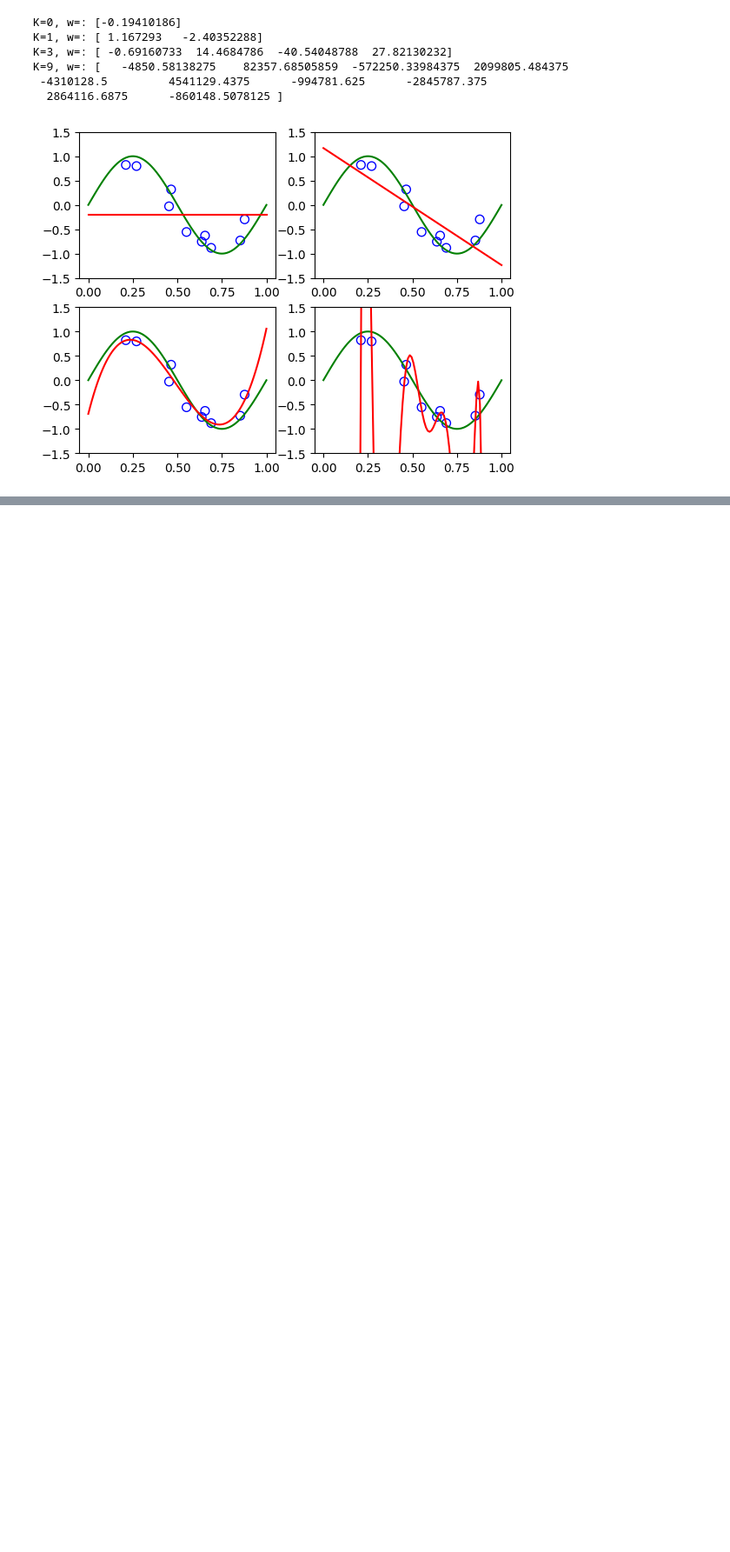
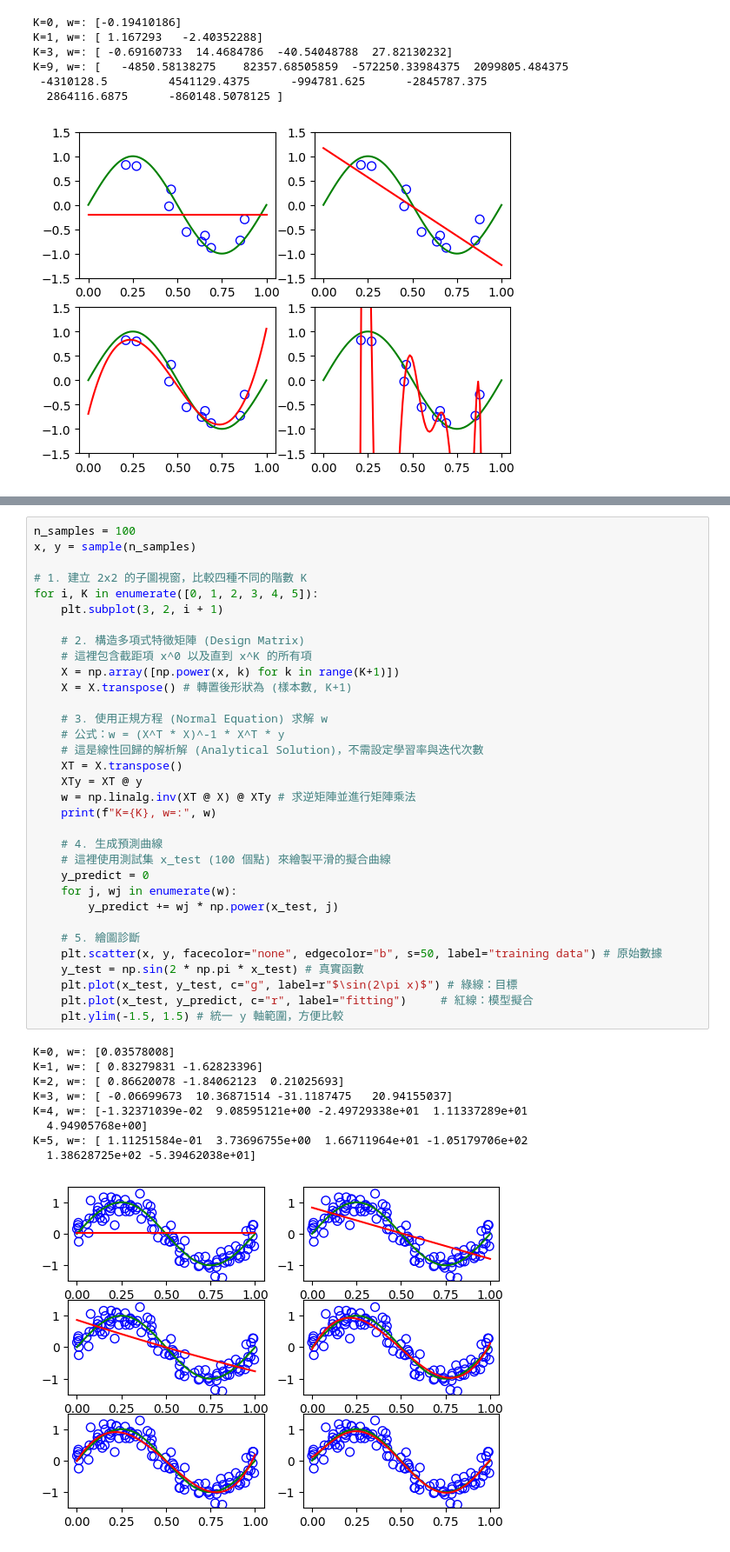
Before and after one commit to billy1125/Machine-Learning, a Jupyter notebook: Model Evaluation.ipynb, the cells around one changed output, grey strips where cells are left out. Shown at 87% size. Drawn from its saved outputs; the diff is of its cells as text; blank space fills up the shorter version.

```diff
--- a/Model Evaluation.ipynb
+++ b/Model Evaluation.ipynb
@@ -138,0 +157,43 @@ w=: [-8.33472224e-02  1.73035496e+01 -2.69357669e+02  2.44170966e+03
+# %%
+n_samples = 100
+x, y = sample(n_samples)
+
+# 1. 建立 2x2 的子圖視窗，比較四種不同的階數 K
+for i, K in enumerate([0, 1, 2, 3, 4, 5]):
+    plt.subplot(3, 2, i + 1)
+
+    # 2. 構造多項式特徵矩陣 (Design Matrix)
+    # 這裡包含截距項 x^0 以及直到 x^K 的所有項
+    X = np.array([np.power(x, k) for k in range(K+1)])
+    X = X.transpose() # 轉置後形狀為 (樣本數, K+1)
+
+    # 3. 使用正規方程 (Normal Equation) 求解 w
+    # 公式：w = (X^T * X)^-1 * X^T * y
+    # 這是線性回歸的解析解 (Analytical Solution)，不需設定學習率與迭代次數
+    XT = X.transpose()
+    XTy = XT @ y
+    w = np.linalg.inv(XT @ X) @ XTy # 求逆矩陣並進行矩陣乘法
+    print(f"K={K}, w=:", w)
+
+    # 4. 生成預測曲線
+    # 這裡使用測試集 x_test (100 個點) 來繪製平滑的擬合曲線
+    y_predict = 0
+    for j, wj in enumerate(w):
+        y_predict += wj * np.power(x_test, j)
+
+    # 5. 繪圖診斷
+    plt.scatter(x, y, facecolor="none", edgecolor="b", s=50, label="training data") # 原始數據
+    y_test = np.sin(2 * np.pi * x_test) # 真實函數
+    plt.plot(x_test, y_test, c="g", label=r"$\sin(2\pi x)$") # 綠線：目標
+    plt.plot(x_test, y_predict, c="r", label="fitting")     # 紅線：模型擬合
+    plt.ylim(-1.5, 1.5) # 統一 y 軸範圍，方便比較
+# %% [output]
+K=0, w=: [0.03578008]
+K=1, w=: [ 0.83279831 -1.62823396]
+K=2, w=: [ 0.86620078 -1.84062123  0.21025693]
+K=3, w=: [ -0.06699673  10.36871514 -31.1187475   20.94155037]
+K=4, w=: [-1.32371039e-02  9.08595121e+00 -2.49729338e+01  1.11337289e+01
+  4.94905768e+00]
+K=5, w=: [ 1.11251584e-01  3.73696755e+00  1.66711964e+01 -1.05179706e+02
+  1.38628725e+02 -5.39462038e+01]
+[figure, added]
```
Also changed, not shown: parts of 23 cells of this notebook, 2 other files.
